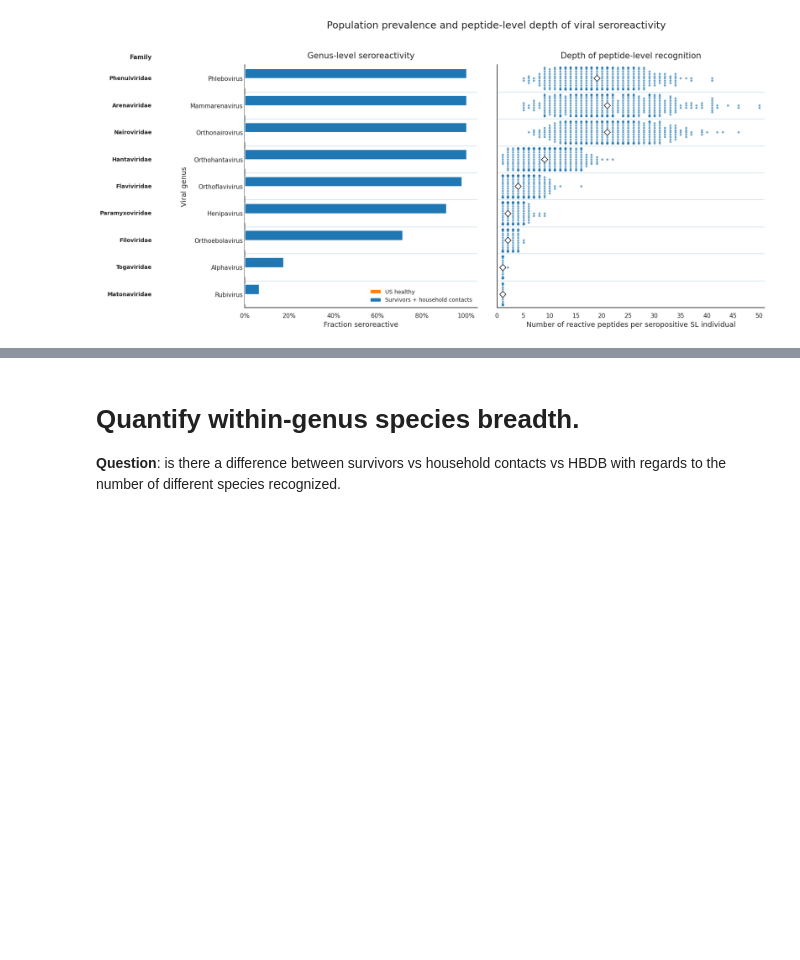
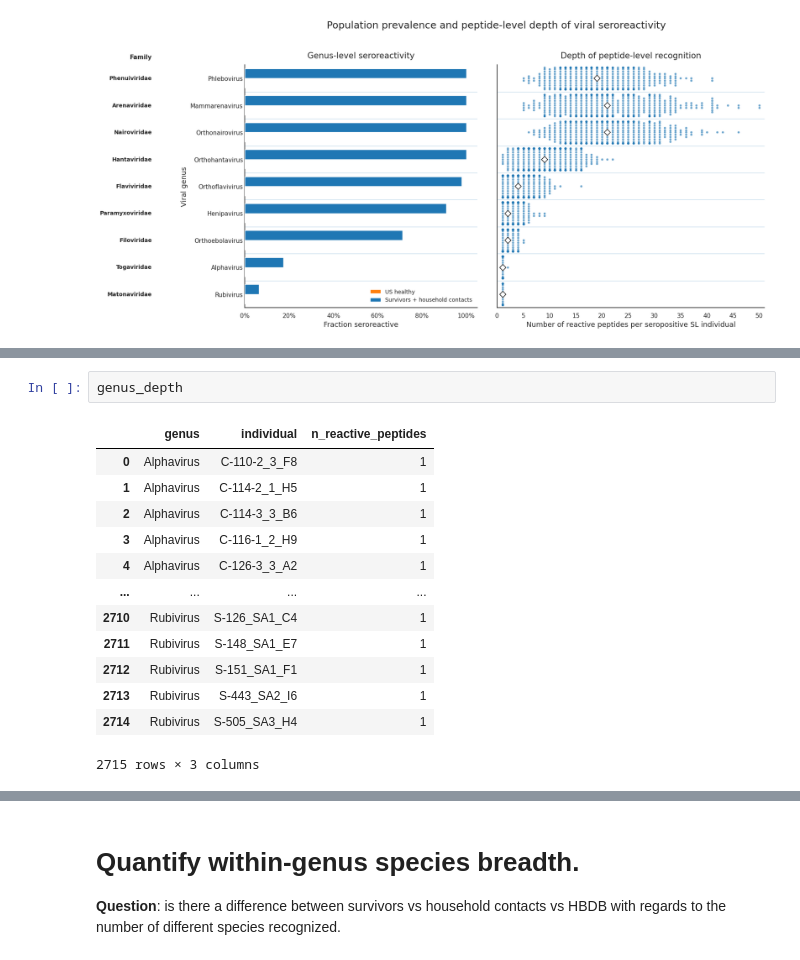
Before and after one commit to sporak577/lasv_phipseq_2026, a Jupyter notebook: Lassa_seroreactivity_paper_figures_clean_090726.ipynb, the cells around one changed output, grey strips where cells are left out. Cells and saved outputs as stored; diff of their text form; blank space fills up the shorter version.

```diff
--- a/Lassa_seroreactivity_paper_figures_clean_090726.ipynb
+++ b/Lassa_seroreactivity_paper_figures_clean_090726.ipynb
@@ -782,0 +838,16 @@ plt.show()
+# %%
+genus_depth
+# %% [output]
+|  | genus | individual | n_reactive_peptides |
+| 0 | Alphavirus | C-110-2_3_F8 | 1 |
+| 1 | Alphavirus | C-114-2_1_H5 | 1 |
+| 2 | Alphavirus | C-114-3_3_B6 | 1 |
+| 3 | Alphavirus | C-116-1_2_H9 | 1 |
+| 4 | Alphavirus | C-126-3_3_A2 | 1 |
+| ... | ... | ... | ... |
+| 2710 | Rubivirus | S-126_SA1_C4 | 1 |
+| 2711 | Rubivirus | S-148_SA1_E7 | 1 |
+| 2712 | Rubivirus | S-151_SA1_F1 | 1 |
+| 2713 | Rubivirus | S-443_SA2_I6 | 1 |
+| 2714 | Rubivirus | S-505_SA3_H4 | 1 |
+2715 rows × 3 columns
```
Also changed, not shown: parts of 18 cells of this notebook, 1 other file.
